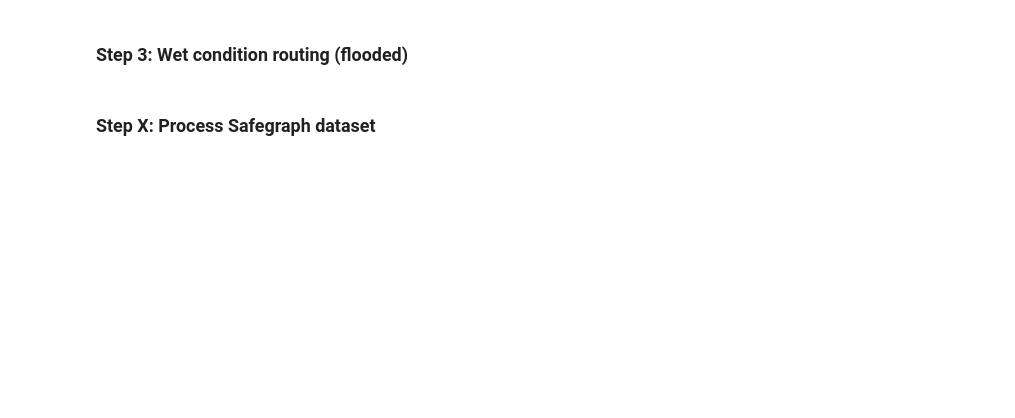
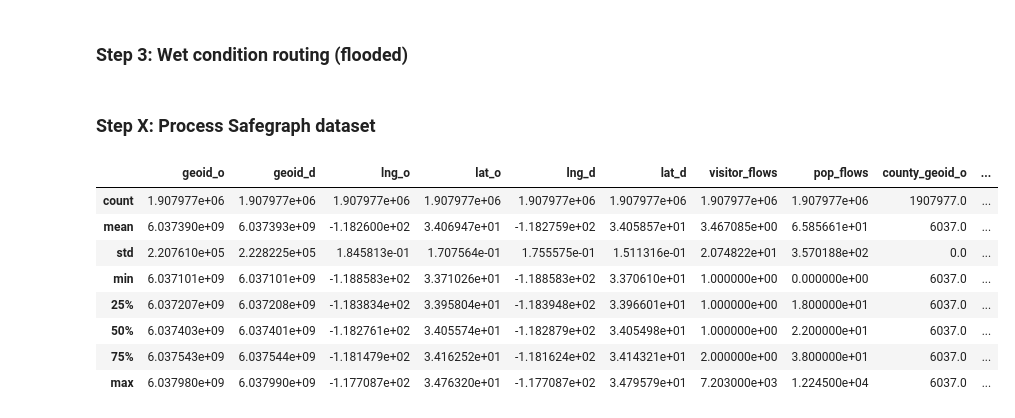
Before and after one commit to jesuslovesyiyi/Global-road-network-resilience, a Jupyter notebook: analysis/05_Validation.ipynb, the cells around one changed output. Cells and saved outputs as stored; diff of their text form; code cells hidden in the pictures; blank space fills up the shorter version.

```diff
--- a/analysis/05_Validation.ipynb
+++ b/analysis/05_Validation.ipynb
@@ -1041,3 +1020,15 @@ flood_sg_df = flood_sg_df[
 # Save as new csv files
 baseline_sg_df.to_csv(LA_safegraph_dir + 'LA_baseline_SG.csv')
 flood_sg_df.to_csv(LA_safegraph_dir + 'LA_flood_SG.csv')
+# %%
+baseline_sg_df.describe()
+# %% [output]
+|  | geoid_o | geoid_d | lng_o | lat_o | lng_d | lat_d | visitor_flows | pop_flows | county_geoid_o | ... |
+| count | 1.907977e+06 | 1.907977e+06 | 1.907977e+06 | 1.907977e+06 | 1.907977e+06 | 1.907977e+06 | 1.907977e+06 | 1.907977e+06 | 1907977.0 | ... |
+| mean | 6.037390e+09 | 6.037393e+09 | -1.182600e+02 | 3.406947e+01 | -1.182759e+02 | 3.405857e+01 | 3.467085e+00 | 6.585661e+01 | 6037.0 | ... |
+| std | 2.207610e+05 | 2.228225e+05 | 1.845813e-01 | 1.707564e-01 | 1.755575e-01 | 1.511316e-01 | 2.074822e+01 | 3.570188e+02 | 0.0 | ... |
+| min | 6.037101e+09 | 6.037101e+09 | -1.188583e+02 | 3.371026e+01 | -1.188583e+02 | 3.370610e+01 | 1.000000e+00 | 0.000000e+00 | 6037.0 | ... |
+| 25% | 6.037207e+09 | 6.037208e+09 | -1.183834e+02 | 3.395804e+01 | -1.183948e+02 | 3.396601e+01 | 1.000000e+00 | 1.800000e+01 | 6037.0 | ... |
+| 50% | 6.037403e+09 | 6.037401e+09 | -1.182761e+02 | 3.405574e+01 | -1.182879e+02 | 3.405498e+01 | 1.000000e+00 | 2.200000e+01 | 6037.0 | ... |
+| 75% | 6.037543e+09 | 6.037544e+09 | -1.181479e+02 | 3.416252e+01 | -1.181624e+02 | 3.414321e+01 | 2.000000e+00 | 3.800000e+01 | 6037.0 | ... |
+| max | 6.037980e+09 | 6.037990e+09 | -1.177087e+02 | 3.476320e+01 | -1.177087e+02 | 3.479579e+01 | 7.203000e+03 | 1.224500e+04 | 6037.0 | ... |
```
Also changed, not shown: parts of 7 cells of this notebook.
